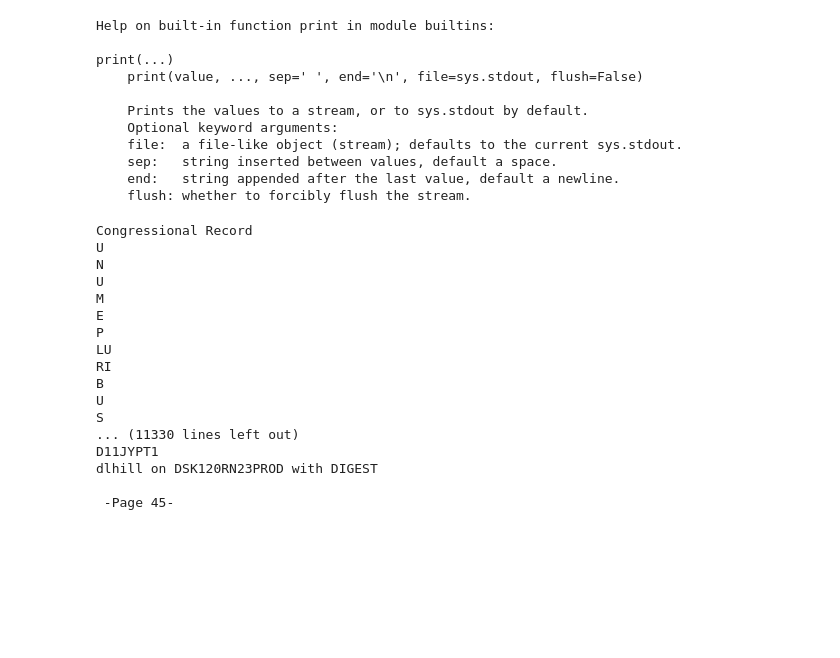
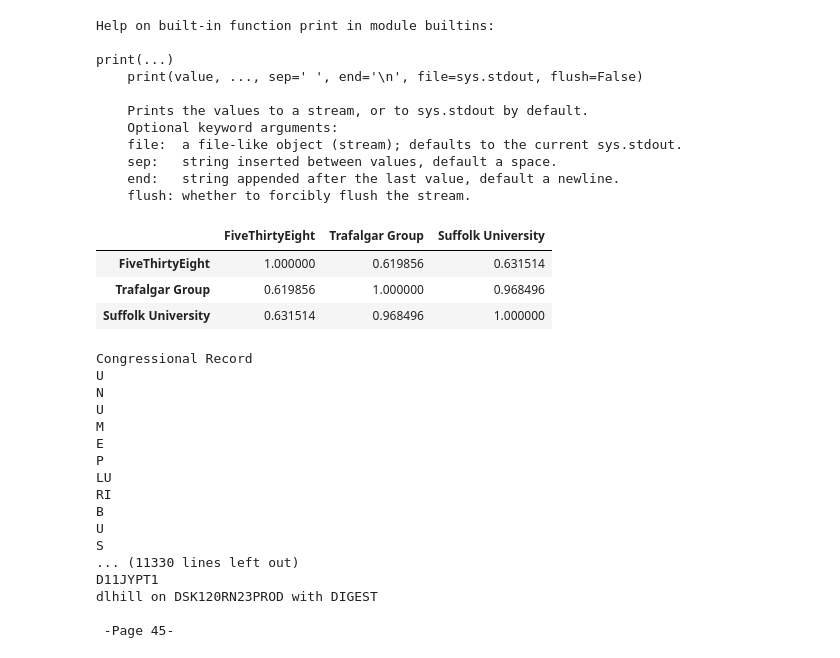
Before and after one commit to kylearbide/midterm_election_semantics_2022, a Jupyter notebook: congress_api/text_analysis.ipynb, the cells around one changed output. Saved outputs shown, nothing was run; the diff lists cells and outputs as text; code cells hidden in the pictures; blank space fills up the shorter version.

```diff
--- a/congress_api/text_analysis.ipynb
+++ b/congress_api/text_analysis.ipynb
@@ -32,6 +32,16 @@ print(...)
     sep:   string inserted between values, default a space.
     end:   string appended after the last value, default a newline.
     flush: whether to forcibly flush the stream.
+# %%
+data = {'FiveThirtyEight':[56,72,81,86],'Trafalgar Group':[47,47,47,48],'Suffolk University':[46,47,46,50],
+'election':['nevada','ohio','pennsylvania','new hampshire']}
+cormatrix = pd.DataFrame(data)
+cormatrix.corr()
+# %% [output]
+|  | FiveThirtyEight | Trafalgar Group | Suffolk University |
+| FiveThirtyEight | 1.000000 | 0.619856 | 0.631514 |
+| Trafalgar Group | 0.619856 | 1.000000 | 0.968496 |
+| Suffolk University | 0.631514 | 0.968496 | 1.000000 |
 # %%
 with open('/Users/asarebuahin/Documents/GWU DATA ANALYTICS /Data Driven Policy/POLITICS PROJECT/midterm_election_semantics_2022/Records as txt/Congress_Records_2022-7-11.txt') as f:
     textfile = f.read()
```
Also changed, not shown: 34 other files.
